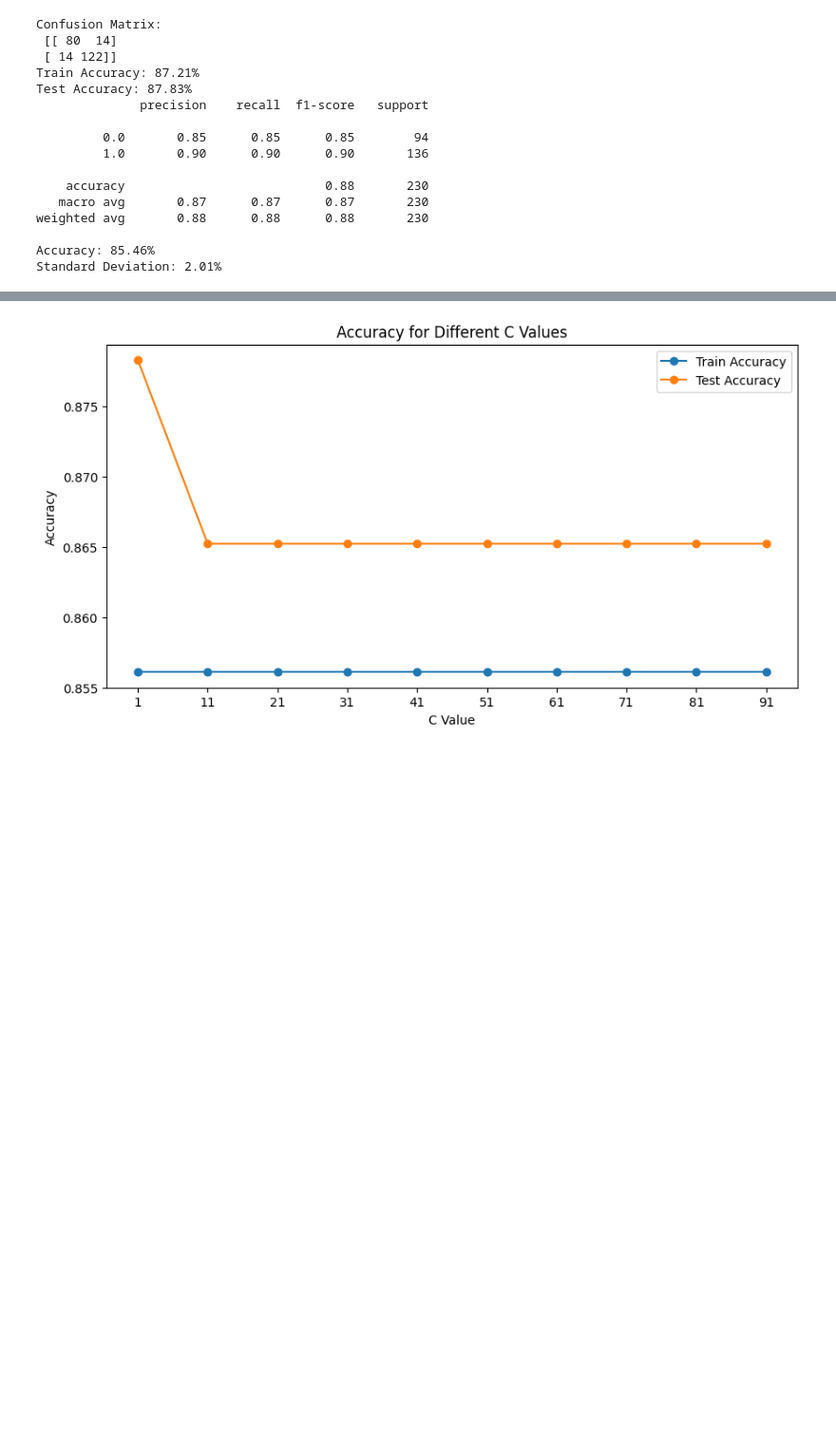
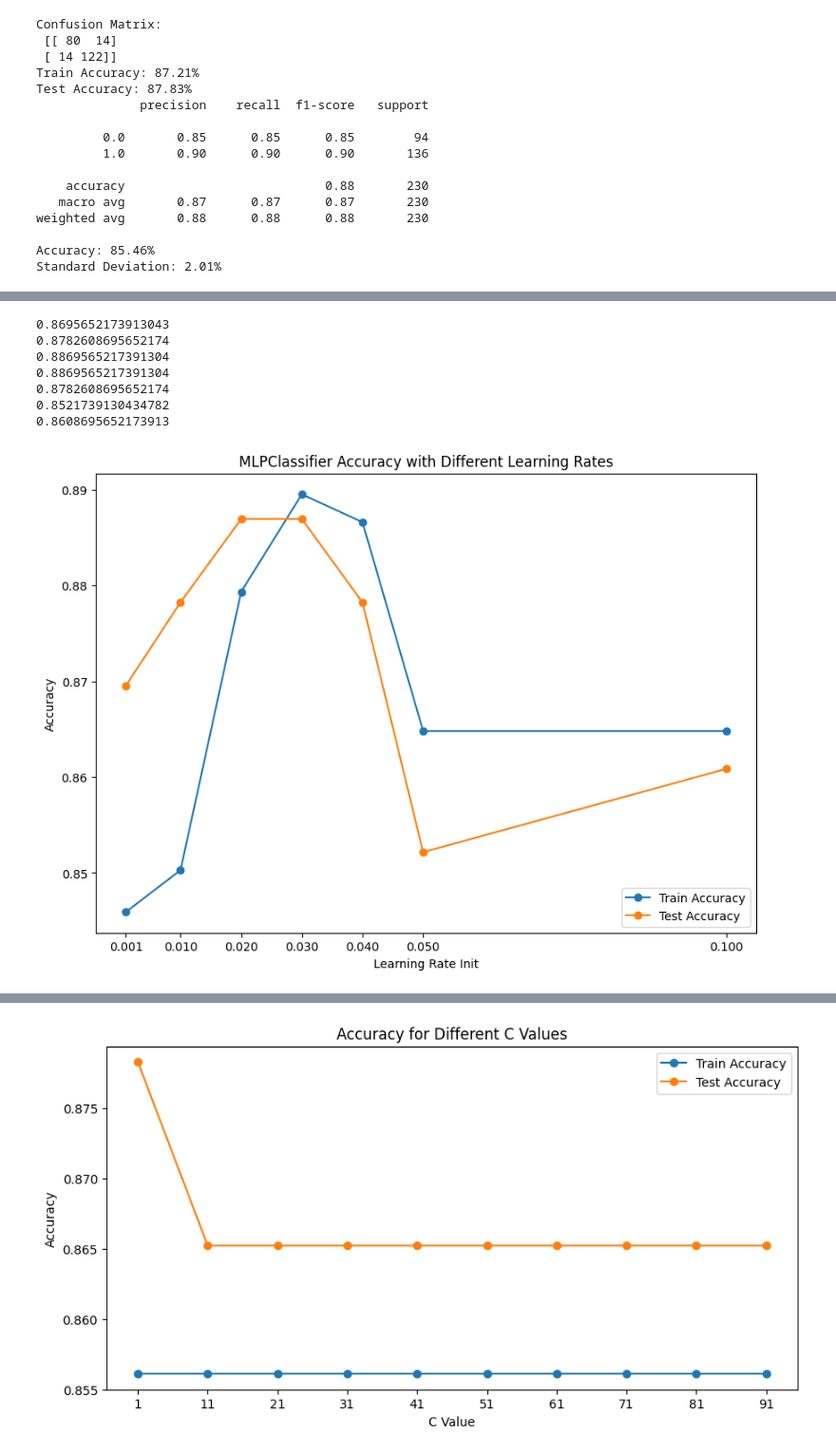
Before and after one commit to nbzuong/ML_Project, a Jupyter notebook: heart_predict.ipynb, the cells around one changed output, grey strips where cells are left out. Shown at 95% size. Drawn from its saved outputs; the diff is of its cells as text; code cells hidden in the pictures; blank space fills up the shorter version.

```diff
--- a/heart_predict.ipynb
+++ b/heart_predict.ipynb
@@ -385,8 +385,8 @@ Average Confusion Matrix:
 from sklearn.svm import SVC
 from sklearn.model_selection import GridSearchCV
 svm = SVC()
-parameters = [{'C': [0.1, 1, 10, 100, 500, 1000], 'kernel': ['linear']},
-                {'C': [0.1, 1, 10, 100, 500, 1000], 'kernel': ['rbf'], 'gamma': [0.1, 0.01, 0.001, 0.0001]}]
+parameters = [{'C': [0.1, 1, 10, 100, 1000], 'kernel': ['linear']},
+                {'C': [0.1, 1, 10, 100, 1000], 'kernel': ['rbf'], 'gamma': [0.1, 0.01, 0.001, 0.0001]}]
 grid_search = GridSearchCV(estimator=svm, param_grid=parameters, scoring='accuracy', cv=10, n_jobs=-1)
 grid_search.fit(feature_train, target_train)
 best_accuracy = grid_search.best_score_
@@ -558,0 +461,72 @@ Average Confusion Matrix:
+# %%
+from sklearn.neural_network import MLPClassifier
+
+feature_train = np.array(feature_train)
+target_train = np.array(target_train)
+layers = [(80),(80,60),(80,60,80),(100,100,100),(100,100,100,100),(100,100,100,100,100)]
+lri = [0.001, 0.01,0.02, 0.03,0.04,0.05,0.1]
+
+#Grid search for best parameters
+from sklearn.model_selection import GridSearchCV
+mlp = MLPClassifier()
+parameters = [{'hidden_layer_sizes': layers, 'activation': ['relu'], 'solver': ['adam'], 'alpha': [0.0001, 0.05],
+                'learning_rate': ['constant','adaptive'], 'learning_rate_init': lri}]
+grid_search = GridSearchCV(estimator=mlp, param_grid=parameters, scoring='accuracy', cv=5, n_jobs=-1)
+grid_search.fit(feature_train, target_train)
+best_accuracy = grid_search.best_score_
+best_parameters = grid_search.best_params_
+print('Best Accuracy: {:.2f}%'.format(best_accuracy*100))
+print('Best Parameters:', best_parameters)
+
+# Create empty lists to store the results
+results = []
+test_accuracies = []
+train_accuracies = []
+fold_confusion_matrices = []
+for l in lri:
+    mlp = MLPClassifier(hidden_layer_sizes = (100,100,100),activation="relu", learning_rate_init=l, max_iter=1000, alpha=0.0001, solver='adam',
+                        verbose=False, random_state=21, tol=1e-4)
+    mlp.fit(feature_train, target_train)
+    train_pred = mlp.predict(feature_train)
+    train_accuracies.append(accuracy_score(target_train, train_pred))
+    test_pred = mlp.predict(feature_test)
+    test_accuracies.append(accuracy_score(target_test, test_pred))
+    #get Accuracy
+    print(accuracy_score(target_test, test_pred))
+
+# Plot the results
+plt.figure(figsize=(10, 7))
+plt.plot(lri, train_accuracies, marker='o', label='Train Accuracy')
+plt.plot(lri, test_accuracies, marker='o', label='Test Accuracy')
+plt.xticks(lri)
+
+plt.xlabel('Learning Rate Init')
+plt.ylabel('Accuracy')
+plt.title('MLPClassifier Accuracy with Different Learning Rates')
+plt.legend(loc='lower right')
+plt.show()
+
+#MLP with best parameters
+mlp = MLPClassifier(hidden_layer_sizes = (100,100,100),activation="relu", learning_rate_init=0.02, max_iter=1000, alpha=0.0001, solver='adam',
+                        verbose=False, random_state=21, tol=1e-4)
+mlp.fit(feature_train, target_train)
+target_pred = mlp.predict(feature_test)
+cm = confusion_matrix(target_test, target_pred)
+print('Confusion Matrix:\n', cm)
+
+#print the accuracy score of train and test data
+print('Train Accuracy: {:.2f}%'.format(accuracy_score(target_train, mlp.predict(feature_train))*100))
+print('Test Accuracy: {:.2f}%'.format(accuracy_score(target_test, target_pred)*100))
+
+#precision, recall, f1-score
+from sklearn.metrics import classification_report
+print(classification_report(target_test, target_pred))
+# %% [output]
+0.8695652173913043
+0.8782608695652174
+0.8869565217391304
+0.8869565217391304
+0.8782608695652174
+0.8521739130434782
+0.8608695652173913
+[figure, added]
```
Also changed, not shown: parts of 9 cells of this notebook.
